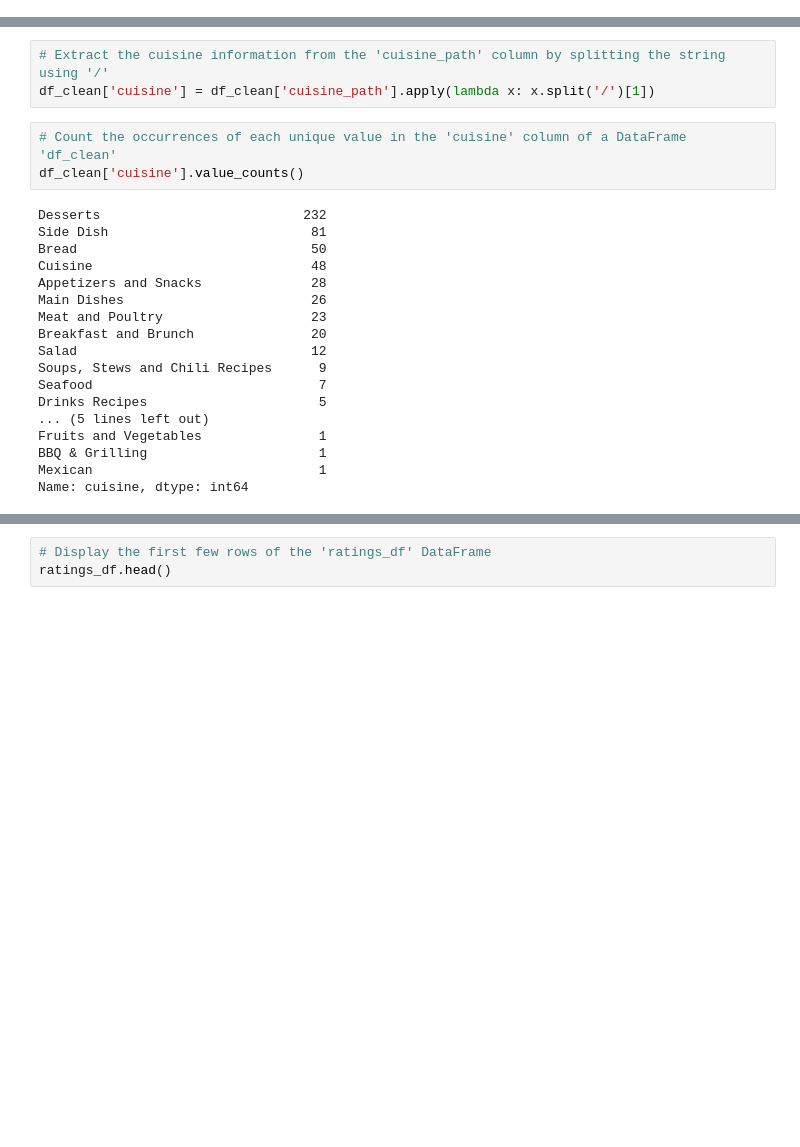
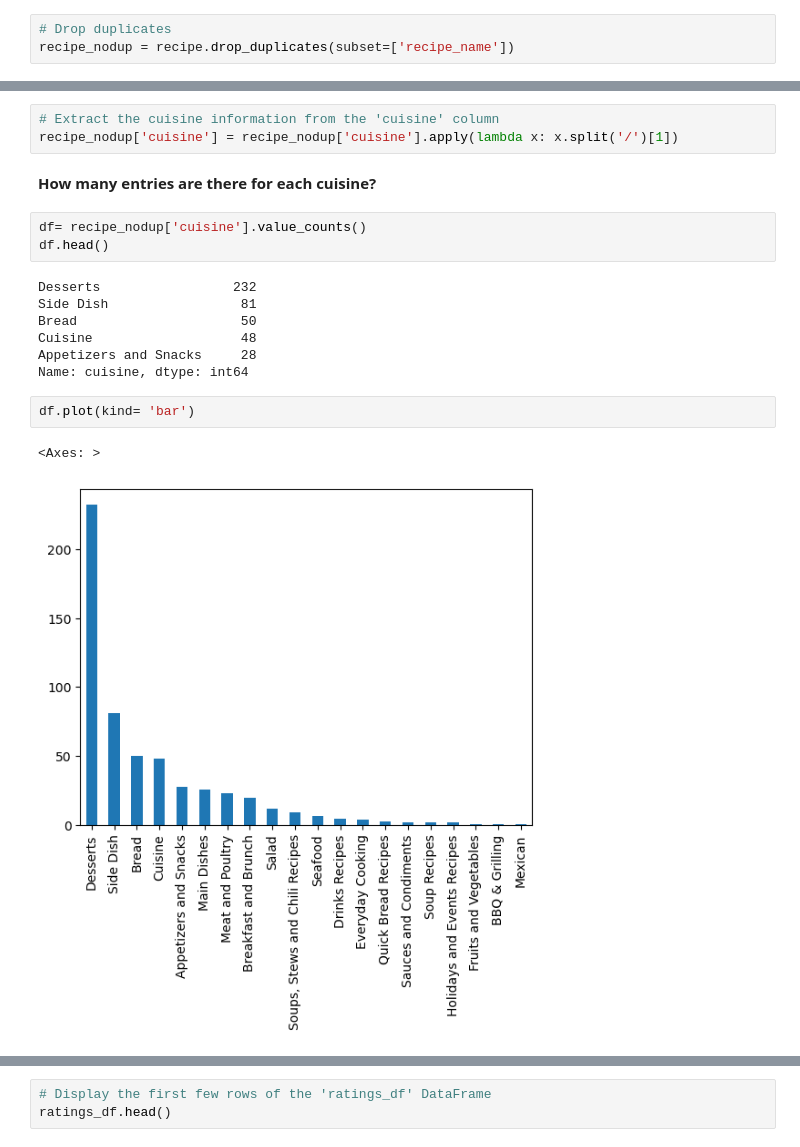
Before and after one commit to emiwuwu/DessertPalette, a Jupyter notebook: DessertPalette_Recipes.ipynb, the cells around one changed output, grey strips where cells are left out. Drawn from its saved outputs; the diff is of its cells as text; blank space fills up the shorter version.

```diff
--- a/DessertPalette_Recipes.ipynb
+++ b/DessertPalette_Recipes.ipynb
@@ -42 +51,4 @@ df.dropna(inplace=True)
+# %%
+# Drop duplicates
+recipe_nodup = recipe.drop_duplicates(subset=['recipe_name'])
 # %%
@@ -89,24 +115,20 @@ df_clean.head()
 # %%
-# Extract the cuisine information from the 'cuisine_path' column by splitting the string using '/'
-df_clean['cuisine'] = df_clean['cuisine_path'].apply(lambda x: x.split('/')[1])
+# Extract the cuisine information from the 'cuisine' column
+recipe_nodup['cuisine'] = recipe_nodup['cuisine'].apply(lambda x: x.split('/')[1])
+# %% [markdown]
+**How many entries are there for each cuisine?**
 # %%
-# Count the occurrences of each unique value in the 'cuisine' column of a DataFrame 'df_clean'
-df_clean['cuisine'].value_counts()
+df= recipe_nodup['cuisine'].value_counts()
+df.head()
 # %% [output]
-Desserts                          232
-Side Dish                          81
-Bread                              50
-Cuisine                            48
-Appetizers and Snacks              28
-Main Dishes                        26
-Meat and Poultry                   23
-Breakfast and Brunch               20
-Salad                              12
-Soups, Stews and Chili Recipes      9
-Seafood                             7
-Drinks Recipes                      5
-... (5 lines left out)
-Fruits and Vegetables               1
-BBQ & Grilling                      1
-Mexican                             1
+Desserts                 232
+Side Dish                 81
+Bread                     50
+Cuisine                   48
+Appetizers and Snacks     28
 Name: cuisine, dtype: int64
+# %%
+df.plot(kind= 'bar')
+# %% [output]
+<Axes: >
+[figure, added]
```
Also changed, not shown: parts of 49 cells of this notebook, 5 other files.
